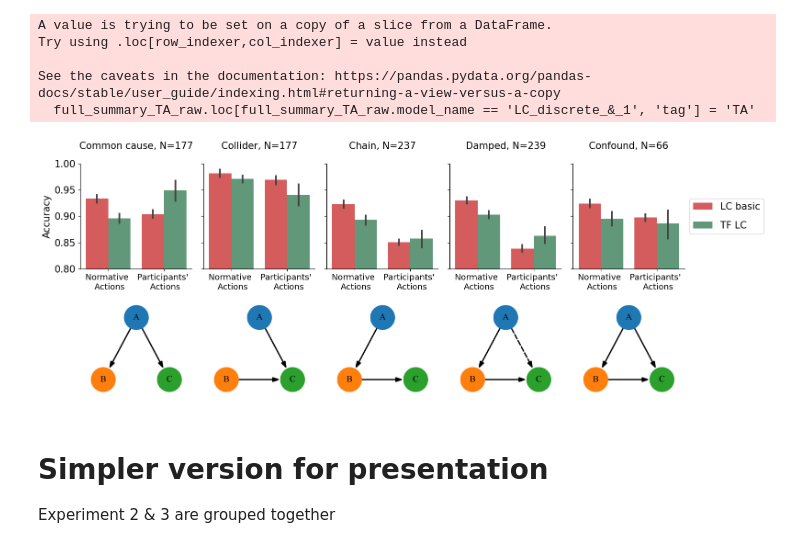
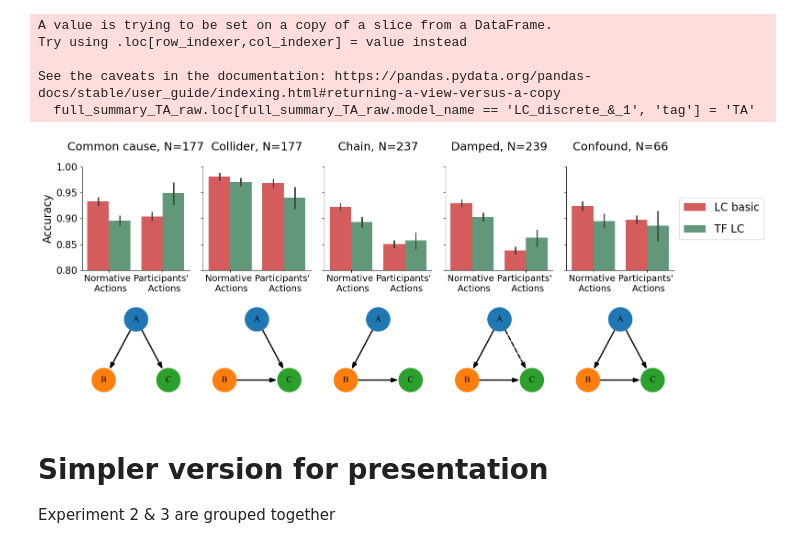
Before and after one commit to Vbtesh/less_is_more_continuous_time_active_learning, a Jupyter notebook: computational_models_accuracy_analysis.ipynb, the cells around one changed output. Saved outputs shown, nothing was run; the diff lists cells and outputs as text; code cells hidden in the pictures.

```diff
--- a/computational_models_accuracy_analysis.ipynb
+++ b/computational_models_accuracy_analysis.ipynb
@@ -145,7 +145,7 @@ dfs = [
 for i,e_num in enumerate(experiment_nums):
 
     for model in models:
-        df = pd.read_csv(f'.\\data\\simulated_data\\{model}_{e_num}_TA.csv')
+        df = pd.read_csv(f'./data/simulated_data/{model}_{e_num}_TA.csv')
         df['tag'] = model
         #print(df.columns)
         df['participant'] = df['participant'] + df['tag']
@@ -211,6 +211,9 @@ for i, e_num in enumerate(experiment_nums):
     joins = [False for  _ in markers]
     joins[1] = True
 
+    display(df_plot.groupby([hue])[y].mean())
+    display(df_plot.groupby([hue])[y].std())
+    print(stats.ttest_ind(df_plot[df_plot['model name'] == 'LC basic'].accuracy, df_plot[df_plot['model name'] == 'TF LC'].accuracy))
     sns.pointplot(x=x, y=y, data=df_plot, hue=hue, dodge=True, markers=markers, join=joins, ax=axs[i], scale=1.7, ci=None, order=order_diff)
     sns.barplot(x=x, y=y, data=df[df['model name'] == 'Participants'], ci=95, color='black', ax=axs[i], alpha=0.2, label='Participants', order=order_diff)
 
@@ -305,22 +365,22 @@ for i, e_num in enumerate(experiment_nums):
     sns.despine()
     #axs[i].set_ylim(0.75, 1.01)
     if i == 0:
-        axs[i].set_ylabel("Proximity to participants' judgements", fontsize=17)
+        axs[i].set_ylabel("Proximity to participants' judgements", fontsize=20)
     else:
         axs[i].set_ylabel('', fontsize=17)
     axs[i].set_xlabel('', fontsize=17)
 
-    axs[i].set_title(f'Experiment {e_num-1}', fontsize=17, y=1.1)
+    axs[i].set_title(f'Experiment {e_num-1}', fontsize=24, y=1.1)
 
     handles, labels = axs[i].get_legend_handles_labels()
     if i == 1:
-        l = plt.legend(handles, labels, labelspacing=2, loc=6, bbox_to_anchor=(1, 0.5), fontsize=17)
+        l = plt.legend(handles, labels, labelspacing=2, loc=6, bbox_to_anchor=(1, 0.5), fontsize=20)
     else:
         l = axs[i].legend([], [], frameon=False)
 
-    plt.setp(axs[i].lines, alpha=.3)
-    plt.setp(axs[i].get_yticklabels(), fontsize=15)
-    plt.setp(axs[i].get_xticklabels(), fontsize=15)
+    plt.setp(axs[i].lines, alpha=.5)
+    plt.setp(axs[i].get_yticklabels(), fontsize=20)
+    plt.setp(axs[i].get_xticklabels(), fontsize=20)
 plt.tight_layout()
 plt.savefig('./plots/prox_model_to_parts.pdf')
 # %% [output]
@@ -458,19 +528,19 @@ for i, graph in enumerate(generic_graphs):
 
     title = 'common cause' if graph == 'ccause' else 'damped' if graph == 'dampened' else graph
 
-    axs[0, i].set_title(f'{title.capitalize()}, N={N}\n', fontsize=15)# \n{df_plot.ground_truth.tolist()[0]}', fontsize=15)
+    axs[0, i].set_title(f'{title.capitalize()}, N={N}\n', fontsize=18)# \n{df_plot.ground_truth.tolist()[0]}', fontsize=15)
 
     handles, labels = axs[0, i].get_legend_handles_labels()
 
     if i < ncols - 1:
         axs[0, i].legend([], [], frameon=False)
     else:
-        axs[0, i].legend(handles[0:2], labels[0:2], labelspacing=1, loc=6, bbox_to_anchor=(1, 0.5), fontsize=15)
+        axs[0, i].legend(handles[0:2], labels[0:2], labelspacing=1, loc=6, bbox_to_anchor=(1, 0.5), fontsize=17)
 
     axs[0, i].set_yticks(yticks)
     plt.setp(axs[0, i].get_yticklabels(), fontsize=15)
     if i == 0:
-        axs[0, i].set_ylabel(axs[0, i].get_ylabel().capitalize(), fontsize=15)
+        axs[0, i].set_ylabel(axs[0, i].get_ylabel().capitalize(), fontsize=17)
     else:
         axs[0, i].set_ylabel('')
         axs[0, i].set_yticklabels([])
@@ -478,40 +548,40 @@ for i, graph in enumerate(generic_graphs):
     sns.despine()
 
     axs[0, i].set_xticklabels(axs[0, i].get_xticklabels(), fontsize=15)
-    axs[0, i].set_xticklabels(["Normative \n Actions", "Participants' \n Actions"], fontsize=13)
+    axs[0, i].set_xticklabels(["Normative \n Actions", "Participants' \n Actions"], fontsize=14)
 
     axs[0, i].set_xlabel('')
 
 
 
 for i, graph in enumerate(generic_graphs):
     if graph == 'dampened':
         graph_file = 'damped_chain'
     elif graph == 'chain':
         graph_file = 'standard_chain'
     elif graph == 'ccause':
         graph_file = 'common_cause'
     elif graph == 'confound':
         graph_file = 'confounded_chain'
     else:
         graph_file = graph
 
 
     path = './plots/'
 
     img = mpimg.imread(f'{path}{graph_file}.png')
     axs[1, i].imshow(img)
     #os.remove('temporary.png')
     axs[1, i].axis('off')
 
 
 
 plt.tight_layout()
 plt.savefig('./plots/acc_lc_TF_lc_comparison.pdf')
 plt.savefig('./plots/acc_lc_TF_lc_comparison.png')
 plt.show()
 # %% [output]
-[figure, old version]
+[figure, new version]
 # %% [markdown]
 # Simpler version for presentation
 
```
Also changed, not shown: parts of 5 cells of this notebook, 18 other files.
